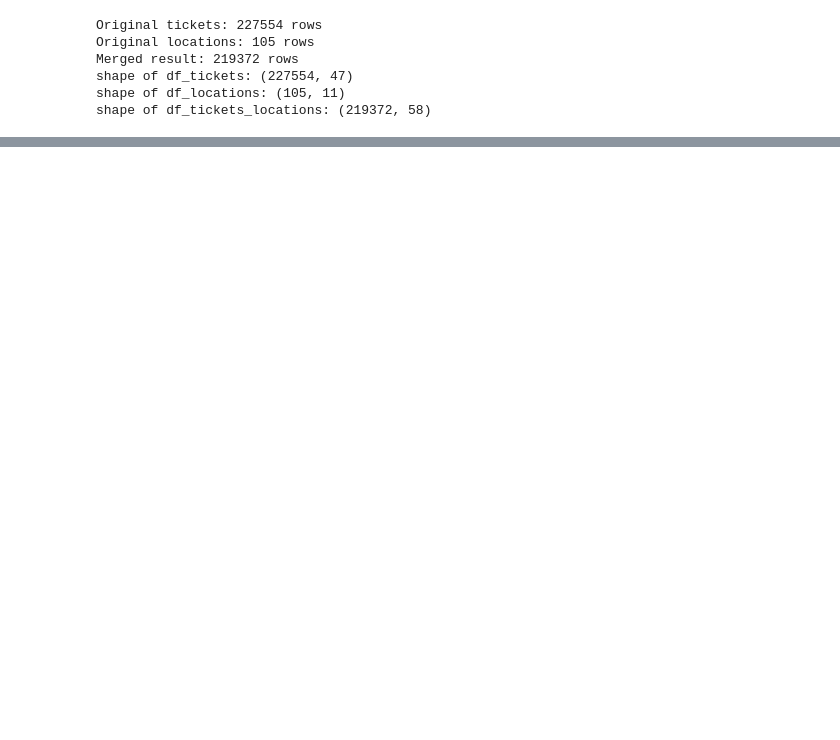
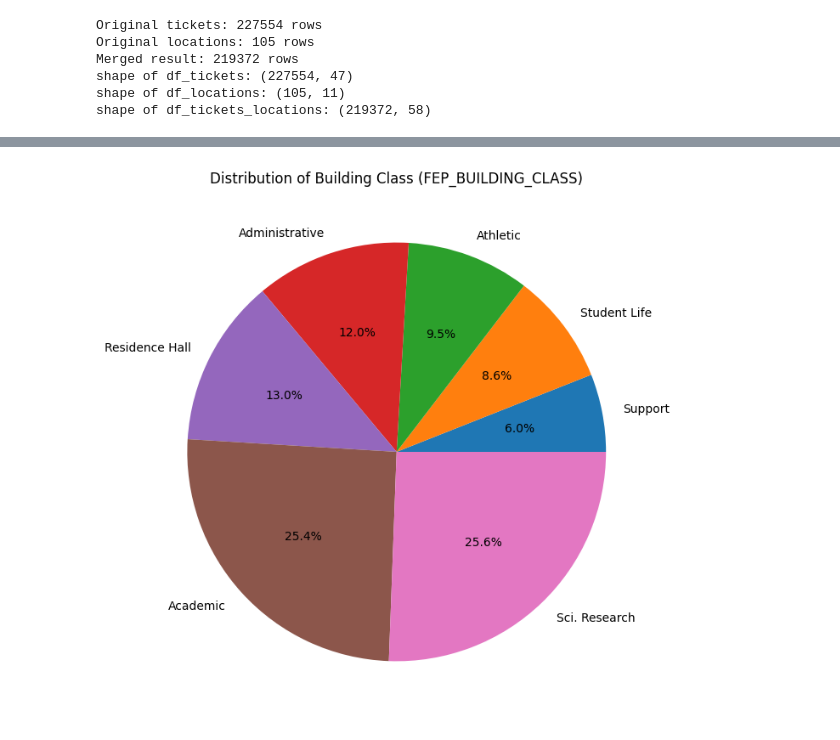
Before and after one commit to RiceD2KLab/TicketMastery_Sp26, a Jupyter notebook: src/data-exploration/ticket_heat_map.ipynb, the cells around one changed output, grey strips where cells are left out. Saved outputs shown, nothing was run; the diff lists cells and outputs as text; code cells hidden in the pictures; blank space fills up the shorter version.

```diff
--- a/src/data-exploration/ticket_heat_map.ipynb
+++ b/src/data-exploration/ticket_heat_map.ipynb
@@ -128,3 +119,17 @@ r = pdk.Deck(layers=[layer], initial_view_state=view_state, tooltip={"text": "Bu
 r.to_html("my_pydeck_map.html", open_browser=True)
 # %% [output]
 [interactive output not drawn]
+# %%
+import matplotlib.pyplot as plt
+import pandas as pd
+
+class_counts = df_tickets_locations['FEP_BUILDING_CLASS'].value_counts().sort_values()
+
+class_counts.shape
+
+plt.figure(figsize=(10, 8))
+plt.pie(class_counts, labels=class_counts.index, autopct='%1.1f%%')
+plt.title('Distribution of Building Class (FEP_BUILDING_CLASS)')
+plt.show()
+# %% [output]
+[figure, added]
```
Also changed, not shown: parts of 4 cells of this notebook.
